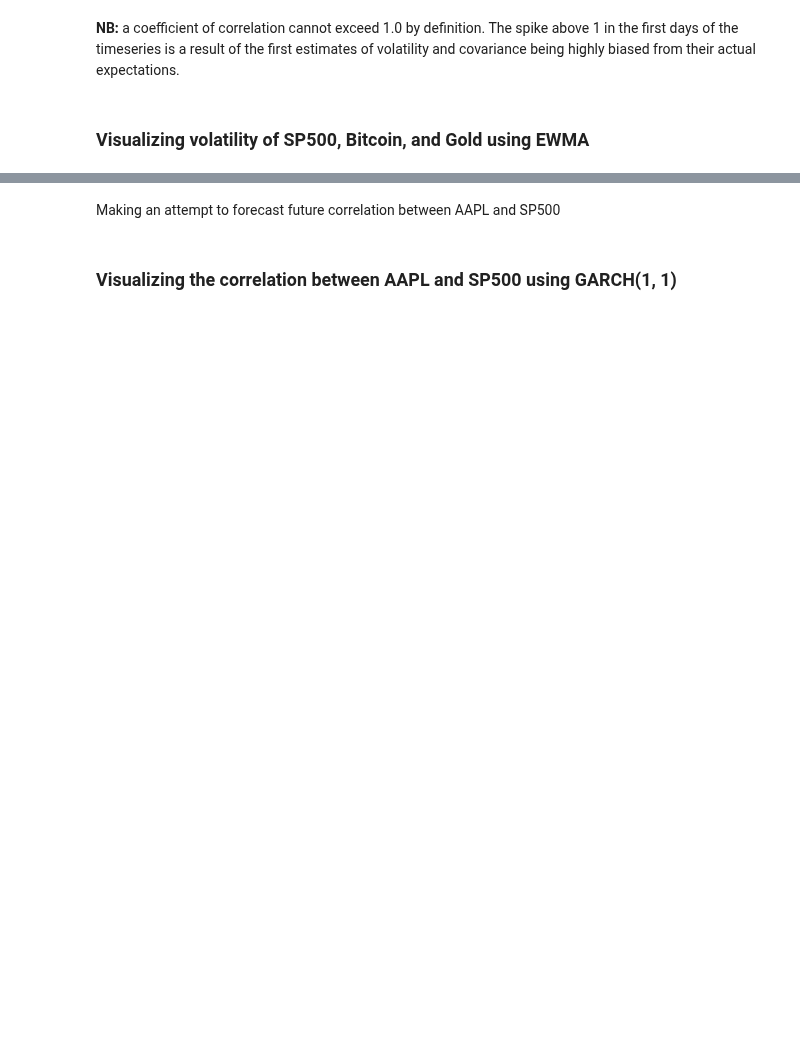
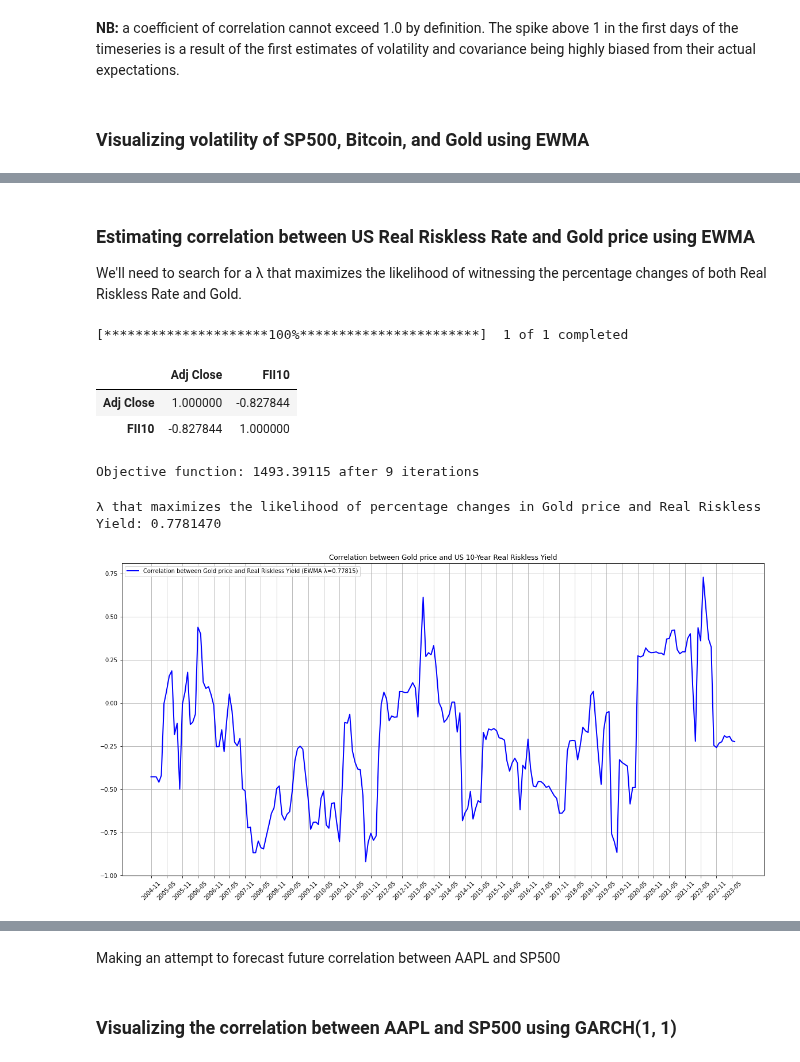
Before and after one commit to ilchen/RMaFI, a Jupyter notebook: ch11_variance_covariance.ipynb, the cells around one changed output, grey strips where cells are left out. Saved outputs shown, nothing was run; the diff lists cells and outputs as text; code cells hidden in the pictures; blank space fills up the shorter version.

```diff
--- a/ch11_variance_covariance.ipynb
+++ b/ch11_variance_covariance.ipynb
@@ -123,0 +132,3 @@ Text(0, 0.5, 'Annual Volatility')
+# %% [markdown]
+### Estimating  correlation between US Real Riskless Rate and Gold price using EWMA
+We'll need to search for a λ that maximizes the likelihood of witnessing the percentage changes of both Real Riskless Rate and Gold.
@@ -123,0 +137,49 @@ Text(0, 0.5, 'Annual Volatility')
+# %%
+asset_prices_gold = web.get_data_yahoo('GC=F', start, end).loc[:, 'Adj Close'].tz_convert(None).resample('MS').mean()
+riskless_yield = web.get_data_fred('FII10', start, end).iloc[:, 0]
+# %% [output]
+[*********************100%***********************]  1 of 1 completed
+# %%
+asset_prices = pd.concat([asset_prices_gold, riskless_yield], axis=1).dropna()
+# %%
+asset_prices.corr()
+# %% [output]
+|  | Adj Close | FII10 |
+| Adj Close | 1.000000 | -0.827844 |
+| FII10 | -0.827844 | 1.000000 |
+# %%
+# Searching for a λ that maximizes the likelihood of witnessing the percentage changes of both SP500, BTC and Gold
+combined_ewma = parameter_estimators.EWMAParameterEstimator(asset_prices)
+
+# Reusing it to track the volatilities of these two assets and their covariane
+gold_vol_tracker = volatility_trackers.EWMAVolatilityTracker(combined_ewma.lamda, asset_prices_gold)
+riskless_yield_tracker = volatility_trackers.EWMAVolatilityTracker(combined_ewma.lamda, riskless_yield)
+
+# Covariance between Gold and Riskless Yield
+covariance_tracker_gold_rislless_yield = covariance_trackers.EWMACovarianceTracker(combined_ewma.lamda, asset_prices)
+# %% [output]
+Objective function: 1493.39115 after 9 iterations
+# %%
+print('\u03BB that maximizes the likelihood of percentage changes in Gold price and Real Riskless Yield: %.7f'
+      % combined_ewma.lamda)
+# %% [output]
+λ that maximizes the likelihood of percentage changes in Gold price and Real Riskless Yield: 0.7781470
+# %%
+gold_vols = gold_vol_tracker.get_daily_volatilities()
+riskless_yield_vols = riskless_yield_tracker.get_daily_volatilities()
+covariances_gold_rislless_yield = covariance_tracker_gold_rislless_yield.get_covariances()
+correlations_gold_rislless_yield = covariances_gold_rislless_yield / (gold_vols * riskless_yield_vols)
+correlations_gold_rislless_yield.dropna(inplace=True)
+# %%
+x = covariance_tracker_gold_rislless_yield.get_dates()[20:] # Skipping the first 20 datapoints
+fig = plt.figure(figsize=(20, 10))
+ax = fig.add_subplot(1, 1, 1)
+ax.plot(x, correlations_gold_rislless_yield[20:],
+        label='Correlation between Gold price and Real Riskless Yield (EWMA λ=%.5f)' % combined_ewma.lamda , linewidth=2, color='b')
+ax.legend(loc='upper left')
+ax.grid(True)
+ax.set_title('Correlation between Gold price and US 10-Year Real Riskless Yield')
+ax.set_xticks(x[::6])
+_ = ax.set_xticklabels(x[::6].strftime('%Y-%m'), rotation=45)
+# %% [output]
+[figure, added]
```
Also changed, not shown: parts of 15 cells of this notebook, 3 other files.
